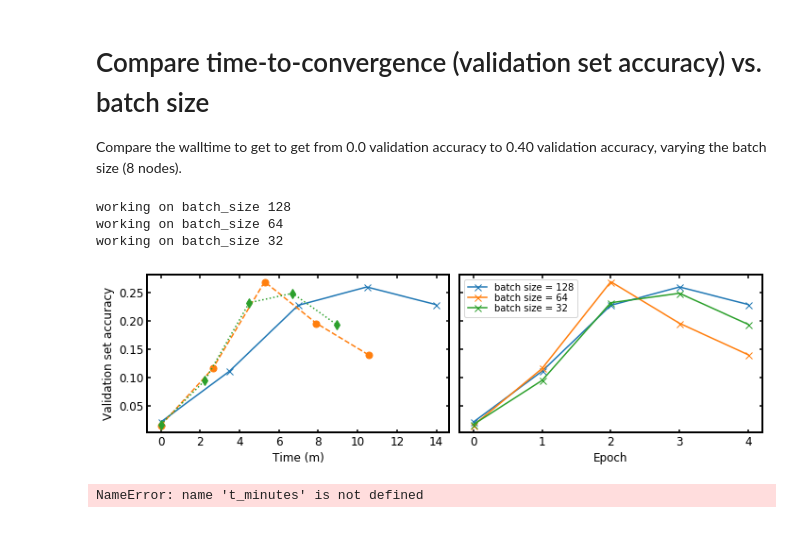
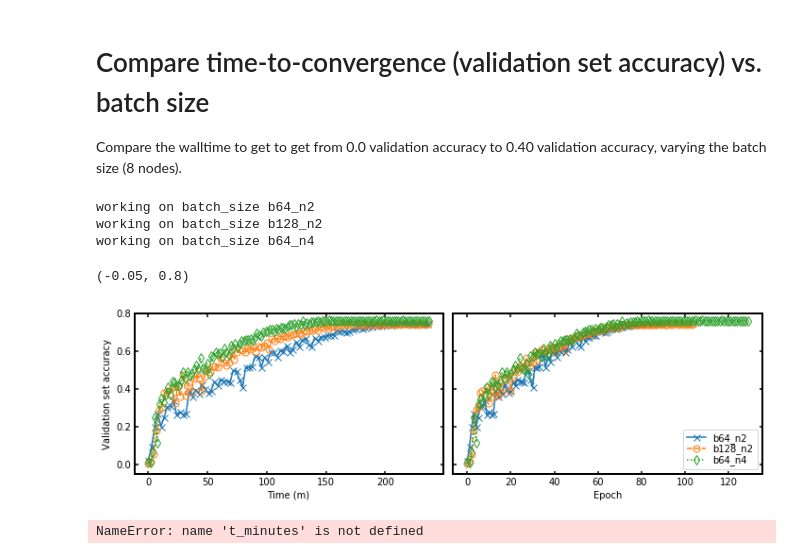
Before and after one commit to mrowan137/ml-performance-benchmark, a Jupyter notebook: resnet/cori/analysis/plot_time_vs_batchsize.ipynb, the cells around one changed output. Saved outputs shown, nothing was run; the diff lists cells and outputs as text; code cells hidden in the pictures.

Commit message:
strong scale plots

```diff
--- a/resnet/cori/analysis/plot_time_vs_batchsize.ipynb
+++ b/resnet/cori/analysis/plot_time_vs_batchsize.ipynb
@@ -51,9 +51,9 @@ rcParams['mathtext.fontset'] = 'custom'
 rcParams['mathtext.rm'] = 'Arial'
 rcParams['mathtext.it'] = 'Arial:italic'
 rcParams['mathtext.bf'] = 'Arial:bold'
-rcParams['axes.labelsize'] = '12'
-rcParams['xtick.labelsize'] = '12'
-rcParams['ytick.labelsize'] = '12'
+rcParams['axes.labelsize'] = '10'
+rcParams['xtick.labelsize'] = '10'
+rcParams['ytick.labelsize'] = '10'
 rcParams['legend.labelspacing'] = '0.1'
 rcParams['xtick.direction'] = 'in'
 rcParams['ytick.direction'] = 'in'
@@ -372,15 +372,18 @@ WEAK SCALING TEST
 	batch_size=32 4 node:  2011179
 	batch_size=16 8 node:  2011180
 """
-#batch_size = np.array(['b64_n4', 'b64_n2', 'b128_n2'])
-batch_size = np.array(['128', '64', '32'])
+batch_size = np.array(['b64_n2', 'b128_n2', 'b64_n4'])
+#batch_size = np.array(['128', '64', '32', '16'])
 
 # Extract data from .out files
 fileroot = '/global/homes/m/mrowan/scratch/ml-performance-benchmark/resnet/cori/logs/'
 files = [
-'/global/homes/m/mrowan/scratch/ml-performance-benchmark/resnet/cori/logs/resnet50-cgpu-2017023.out',  # nodes=1 batch=128
-'/global/homes/m/mrowan/scratch/ml-performance-benchmark/resnet/cori/logs/resnet50-cgpu-2017024.out',  # nodes=2 batch=64
-'/global/homes/m/mrowan/scratch/ml-performance-benchmark/resnet/cori/logs/resnet50-cgpu-2017026.out',  # nodes=4 batch=32
+'/global/homes/m/mrowan/scratch/ml-performance-benchmark/resnet/cori/logs/resnet50-cgpu-2017712.out',  # nodes=2 batch=64
+'/global/homes/m/mrowan/scratch/ml-performance-benchmark/resnet/cori/logs/resnet50-cgpu-2017716.out',  # nodes=2 batch=128
+'/global/homes/m/mrowan/scratch/ml-performance-benchmark/resnet/cori/logs/resnet50-cgpu-2017722.out',  # nodes=4 batch=64
+#'/global/homes/m/mrowan/scratch/ml-performance-benchmark/resnet/cori/logs/resnet50-cgpu-2017023.out',  # nodes=1 batch=128
+#'/global/homes/m/mrowan/scratch/ml-performance-benchmark/resnet/cori/logs/resnet50-cgpu-2017024.out',  # nodes=2 batch=64
+#'/global/homes/m/mrowan/scratch/ml-performance-benchmark/resnet/cori/logs/resnet50-cgpu-2017026.out',  # nodes=4 batch=32
 #'/global/homes/m/mrowan/scratch/ml-performance-benchmark/resnet/cori/logs/resnet50-cgpu-2017028.out',  # nodes=8 batch=16
 ]
 
@@ -406,47 +409,51 @@ for i,file in enumerate(files):
     eval_accuracy[batch_size[i]]['time'] = x
     eval_accuracy[batch_size[i]]['eval_accuracy'] = y
 # %% [output]
-working on batch_size 128
-working on batch_size 64
-working on batch_size 32
+working on batch_size b64_n2
+working on batch_size b128_n2
+working on batch_size b64_n4
 # %%
 def time_in_seconds(start, stop):
     fmt = '%H:%M:%S.%f'
     t = datetime.datetime.strptime(stop, fmt) - datetime.datetime.strptime(start, fmt)
     return t.total_seconds()
 
 # Plots for validation accuracy
 fig_width = 10
 fig, axs = plt.subplots(ncols=2, nrows=1, figsize=(fig_width, 0.5*fig_width/golden),
                        sharey=True)
 
-styles=["-x", "--o", ':d']
+styles=["-x", "--o", ':d','-.s']
 plt.sca(axs[0])
+tmax, tmin = np.float('-inf'), np.float('inf')
 for i, bs in enumerate(batch_size):
     x, y = eval_accuracy[bs]['time'], eval_accuracy[bs]['eval_accuracy']
     x = [time_in_seconds(x[0], item)/60. for item in x] # minutes
-    plt.plot(x, y, styles[i],label='batch size = {}'.format(bs))
+    tmin, tmax = min(tmin, x[0]), max(tmax, x[-1])
+    plt.plot(x, y, styles[i],label='{}'.format(bs),markerfacecolor='None')
 
 
 plt.xlabel('Time (m)')
 plt.ylabel('Validation set accuracy')
 #plt.hlines([0.4], x[0], x[-1], color='k', linestyle='--', alpha=0.75)
 
 plt.sca(axs[1])
 for i, bs in enumerate(batch_size):
     x, y = range(len(eval_accuracy[bs]['time'])), eval_accuracy[bs]['eval_accuracy']
-    plt.plot(x, y, '-x',label='batch size = {}'.format(bs))
+    plt.plot(x, y, styles[i],label='{}'.format(bs), markerfacecolor='None')
 
 plt.xlabel('Epoch')
-plt.xticks(np.array(x, dtype=np.int), labels=np.array(x, dtype=np.int))
+#plt.xticks(np.array(x, dtype=np.int), labels=np.array(x, dtype=np.int))
 #plt.hlines([0.4], x[0], x[-1], color='k', linestyle='--', alpha=0.75,label='stop threshold')
 plt.legend()
 
 plt.tight_layout()
 
+plt.ylim([-0.05, 0.8])
 #plt.savefig('figs/Batch_size_convergence.png', dpi=150, bbox_inches='tight')
 # %% [output]
+(-0.05, 0.8)
-[figure, old version]
+[figure, new version]
 # %%
 duration_minutes = []
 epochs = []
```
